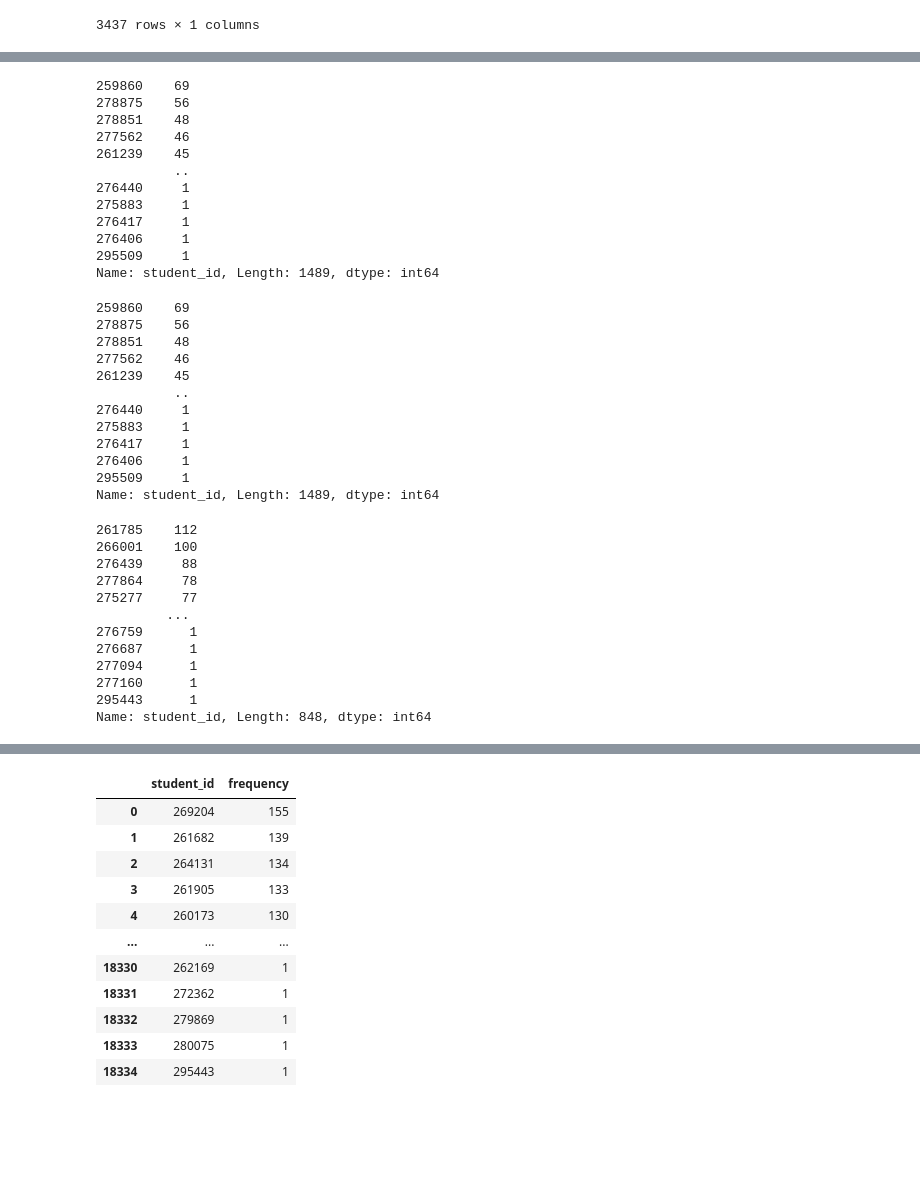
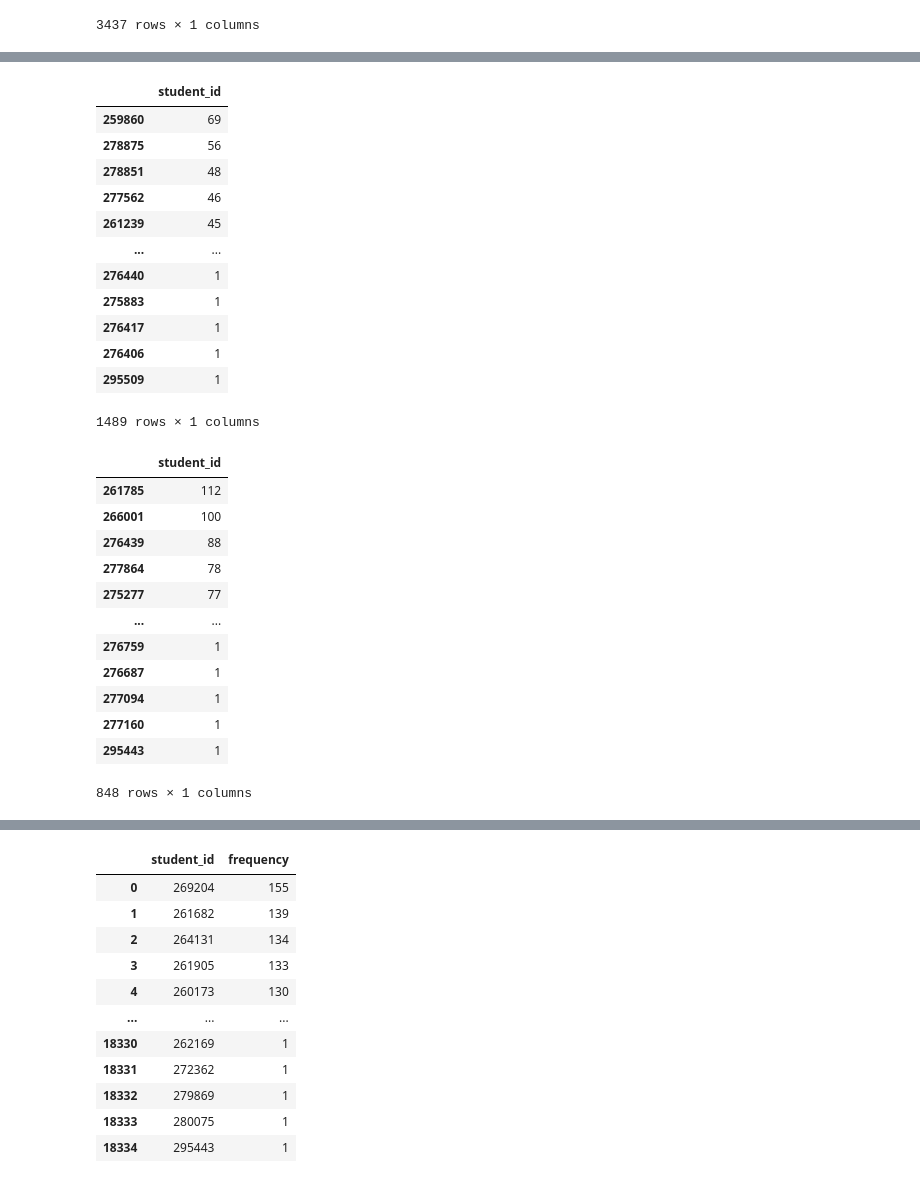
Before and after one commit to puvanans/365-DS-Competition, a Jupyter notebook: student_engagement.ipynb, the cells around one changed output, grey strips where cells are left out. Saved outputs shown, nothing was run; the diff lists cells and outputs as text; code cells hidden in the pictures; blank space fills up the shorter version.

Commit message:
organized the engagement DFs

```diff
--- a/student_engagement.ipynb
+++ b/student_engagement.ipynb
@@ -198,50 +199,36 @@ Name: student_id, Length: 2607, dtype: int64
-# %%
-EG = student_engagement_by_country[student_engagement_by_country['country'] == 'EG']
-pd.DataFrame(EG['student_id'].value_counts())
-# %% [output]
-259860    69
-278875    56
-278851    48
-277562    46
-261239    45
-          ..
-276440     1
-275883     1
-276417     1
-276406     1
-295509     1
-Name: student_id, Length: 1489, dtype: int64
 # %%
 EG = student_engagement_by_country[student_engagement_by_country['country'] == 'EG']
-EG['student_id'].value_counts()
+pd.DataFrame(EG['student_id'].value_counts())
 # %% [output]
+|  | student_id |
+| 259860 | 69 |
+| 278875 | 56 |
+| 278851 | 48 |
+| 277562 | 46 |
+| 261239 | 45 |
+| ... | ... |
+| 276440 | 1 |
+| 275883 | 1 |
+| 276417 | 1 |
+| 276406 | 1 |
+| 295509 | 1 |
-259860    69
-278875    56
-278851    48
-277562    46
-261239    45
-          ..
-276440     1
-275883     1
-276417     1
-276406     1
-295509     1
-Name: student_id, Length: 1489, dtype: int64
+1489 rows × 1 columns
 # %%
 GB = student_engagement_by_country[student_engagement_by_country['country'] == 'GB']
-GB['student_id'].value_counts()
+pd.DataFrame(GB['student_id'].value_counts())
 # %% [output]
+|  | student_id |
+| 261785 | 112 |
+| 266001 | 100 |
+| 276439 | 88 |
+| 277864 | 78 |
+| 275277 | 77 |
+| ... | ... |
+| 276759 | 1 |
+| 276687 | 1 |
+| 277094 | 1 |
+| 277160 | 1 |
+| 295443 | 1 |
-261785    112
-266001    100
-276439     88
-277864     78
-275277     77
-         ...
-276759      1
-276687      1
-277094      1
-277160      1
-295443      1
-Name: student_id, Length: 848, dtype: int64
+848 rows × 1 columns
 # %%
 NG = student_engagement_by_country[student_engagement_by_country['country'] == 'NG']
```
Also changed, not shown: parts of 2 cells of this notebook.
